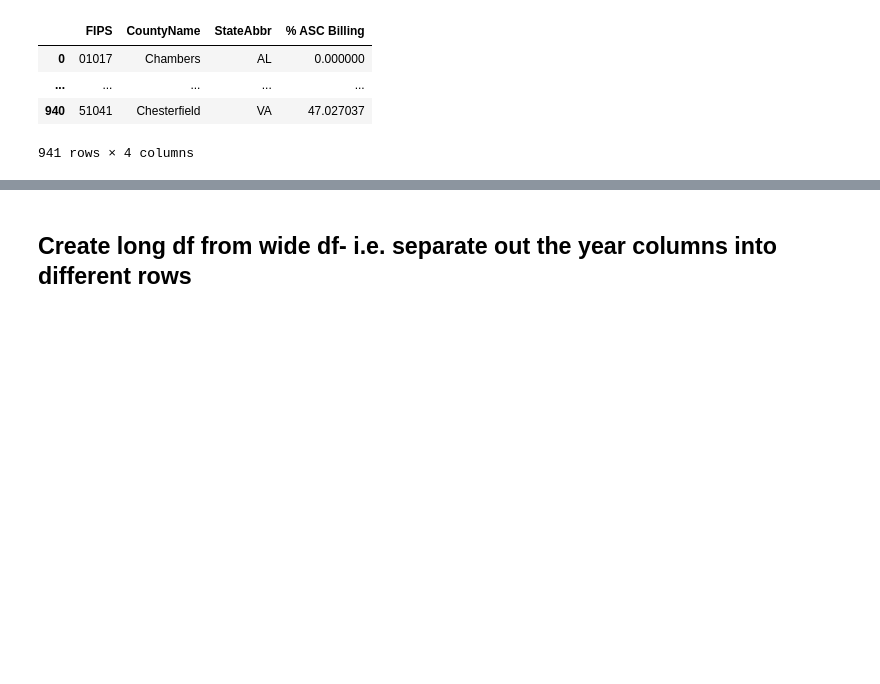
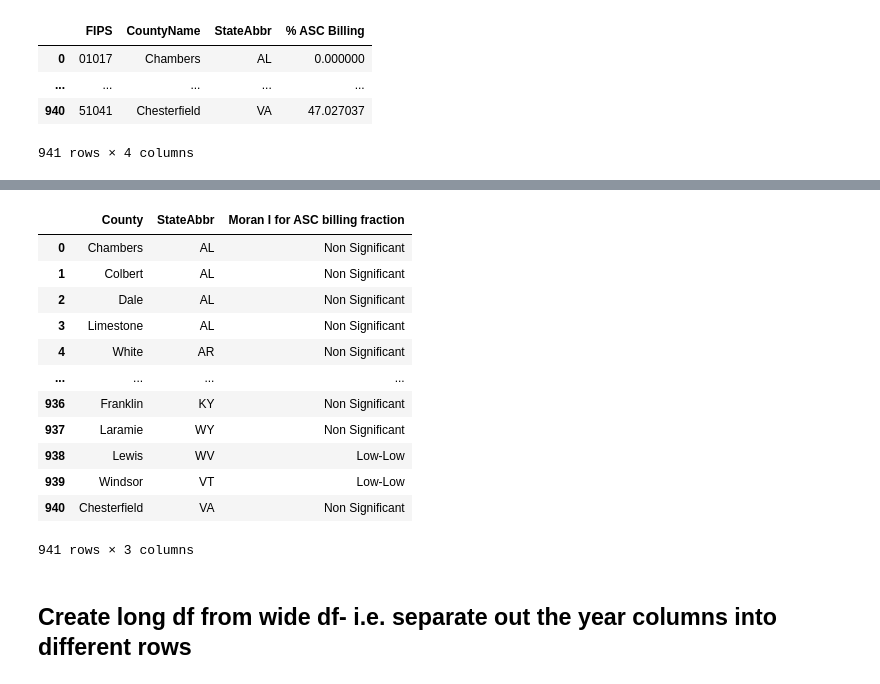
Before and after one commit to ryerrabelli/GeospatialAnalysis, a Jupyter notebook: src/notebooks/2022_12_29-RSY-geospatial_ENT_analysis_v04.ipynb, the cells around one changed output, grey strips where cells are left out. Saved outputs shown, nothing was run; the diff lists cells and outputs as text; code cells hidden in the pictures; blank space fills up the shorter version.

```diff
--- a/src/notebooks/2022_12_29-RSY-geospatial_ENT_analysis_v04.ipynb
+++ b/src/notebooks/2022_12_29-RSY-geospatial_ENT_analysis_v04.ipynb
@@ -390,3 +512,19 @@ with pd.option_context('display.max_rows', 3, 'display.max_columns', None):
+# %%
+df_counties_wide_main[["County","StateAbbr","Moran I for ASC billing fraction"]]
+# %% [output]
+|  | County | StateAbbr | Moran I for ASC billing fraction |
+| 0 | Chambers | AL | Non Significant |
+| 1 | Colbert | AL | Non Significant |
+| 2 | Dale | AL | Non Significant |
+| 3 | Limestone | AL | Non Significant |
+| 4 | White | AR | Non Significant |
+| ... | ... | ... | ... |
+| 936 | Franklin | KY | Non Significant |
+| 937 | Laramie | WY | Non Significant |
+| 938 | Lewis | WV | Low-Low |
+| 939 | Windsor | VT | Low-Low |
+| 940 | Chesterfield | VA | Non Significant |
+941 rows × 3 columns
 # %% [markdown]
 ## Create long df from wide df- i.e. separate out the year columns into different rows
 # %%
```
Also changed, not shown: parts of 19 cells of this notebook, 13 other files.
